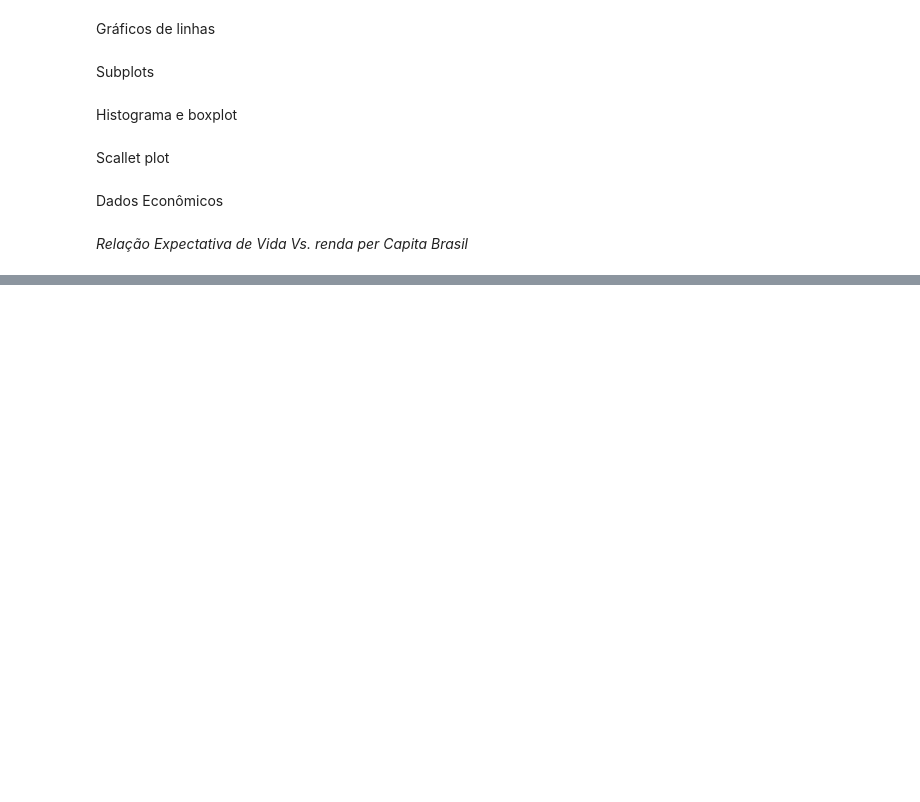
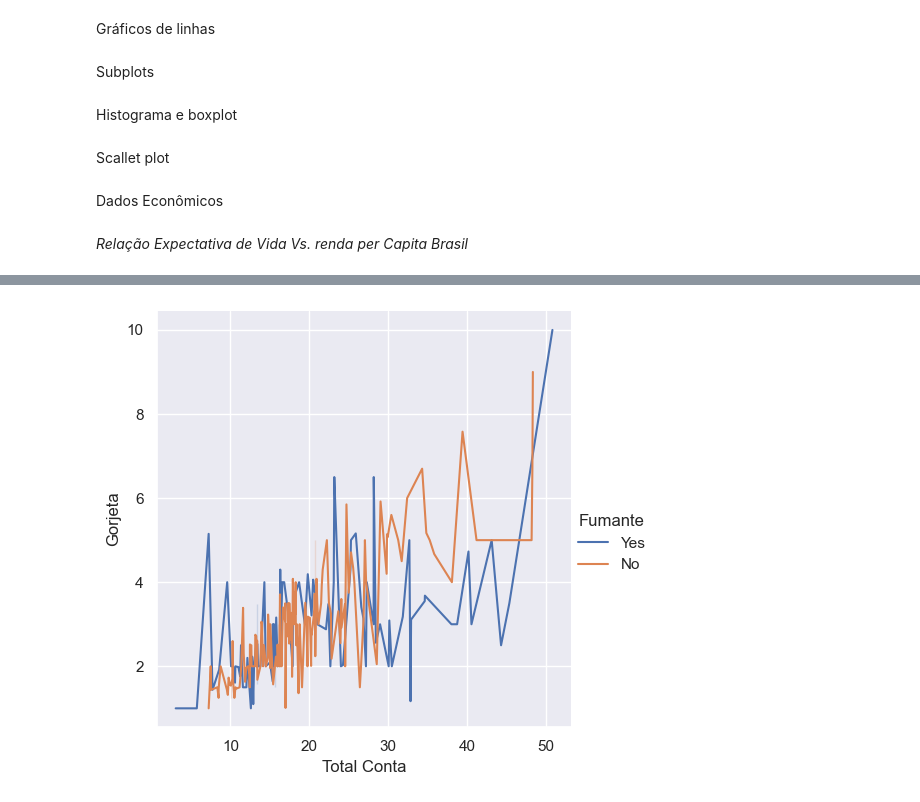
Before and after one commit to midnightrain-jv/analise-mercado-games-ps4, a Jupyter notebook: Matplotlib.ipynb, the cells around one changed output, grey strips where cells are left out. Drawn from its saved outputs; the diff is of its cells as text; code cells hidden in the pictures; blank space fills up the shorter version.

```diff
--- a/Matplotlib.ipynb
+++ b/Matplotlib.ipynb
@@ -183,0 +251,5 @@ plt.ylabel('Renda per capita');
+# %%
+# Gráfico de linha com 2 Eixos
+sns.relplot(x='Total Conta', y='Gorjeta', data=Base_dados, kind='line', hue='Fumante');
+# %% [output]
+[figure, added]
```
Also changed, not shown: parts of 21 cells of this notebook, 1 other file.
